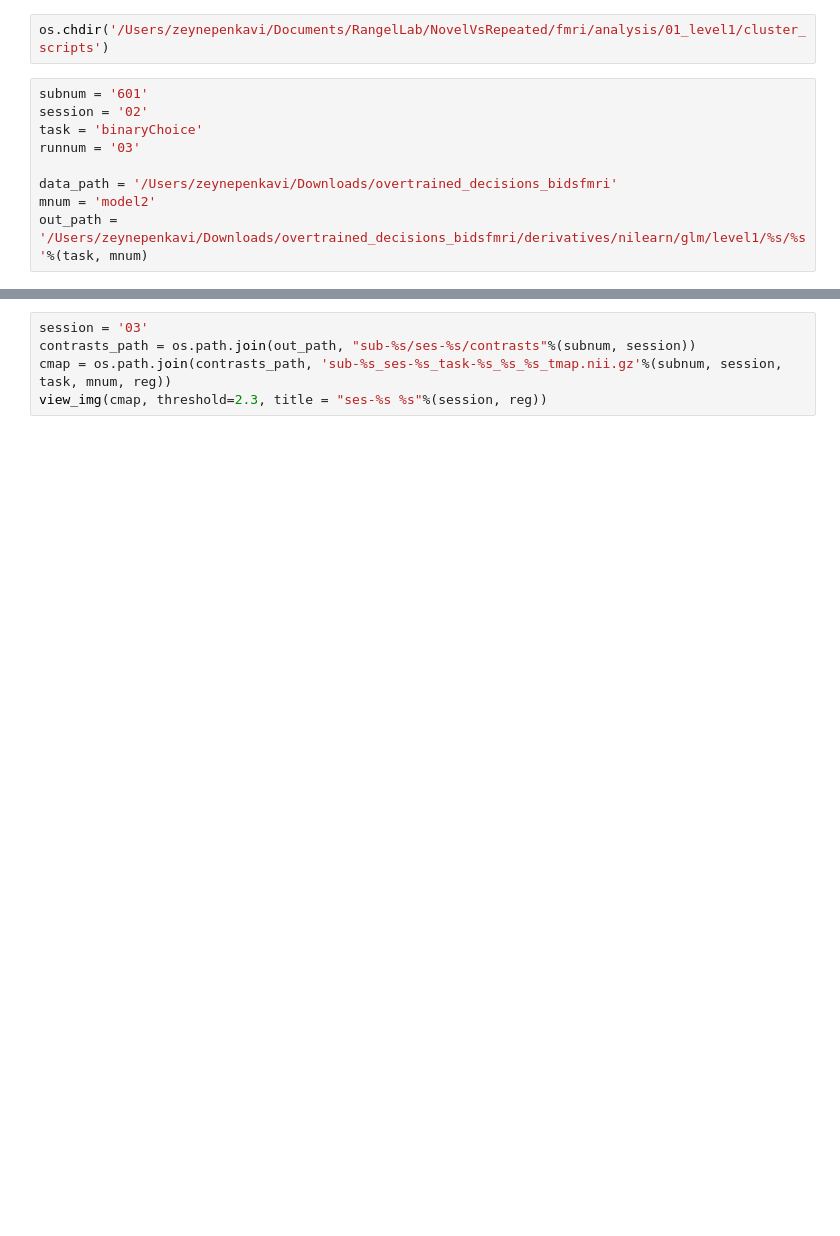
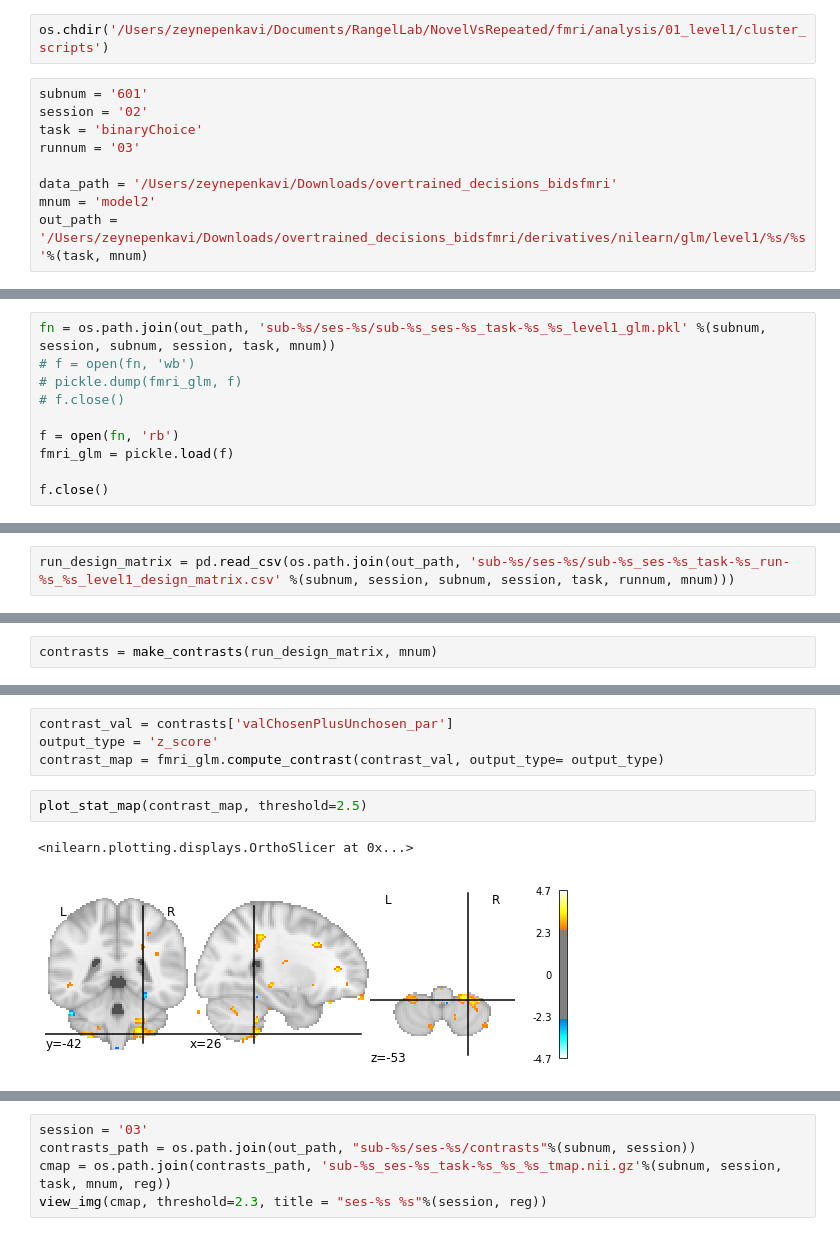
Before and after one commit to zenkavi/NovelVsRepeated, a Jupyter notebook: fmri/sandbox.ipynb, the cells around one changed output, grey strips where cells are left out. Drawn from its saved outputs; the diff is of its cells as text; blank space fills up the shorter version.

Commit message:
exploring what is possible with saved glm pkl objects to refactor the pipeline and make contrast estimation more flexible

```diff
--- a/fmri/sandbox.ipynb
+++ b/fmri/sandbox.ipynb
@@ -34,0 +27,10 @@ run_level1(subnum, session, task, mnum, data_path, out_path)
+# %%
+fn = os.path.join(out_path, 'sub-%s/ses-%s/sub-%s_ses-%s_task-%s_%s_level1_glm.pkl' %(subnum, session, subnum, session, task, mnum))
+# f = open(fn, 'wb')
+# pickle.dump(fmri_glm, f)
+# f.close()
+
+f = open(fn, 'rb')
+fmri_glm = pickle.load(f)
+
+f.close()
@@ -34,0 +44,2 @@ run_level1(subnum, session, task, mnum, data_path, out_path)
+# %%
+run_design_matrix = pd.read_csv(os.path.join(out_path, 'sub-%s/ses-%s/sub-%s_ses-%s_task-%s_run-%s_%s_level1_design_matrix.csv' %(subnum, session, subnum, session, task, runnum, mnum)))
@@ -34,0 +64,2 @@ run_level1(subnum, session, task, mnum, data_path, out_path)
+# %%
+contrasts = make_contrasts(run_design_matrix, mnum)
@@ -34,0 +86,9 @@ run_level1(subnum, session, task, mnum, data_path, out_path)
+# %%
+contrast_val = contrasts['valChosenPlusUnchosen_par']
+output_type = 'z_score'
+contrast_map = fmri_glm.compute_contrast(contrast_val, output_type= output_type)
+# %%
+plot_stat_map(contrast_map, threshold=2.5)
+# %% [output]
+<nilearn.plotting.displays.OrthoSlicer at 0x...>
+[figure, added]
```
Also changed, not shown: parts of 24 cells of this notebook, 1 other file.
